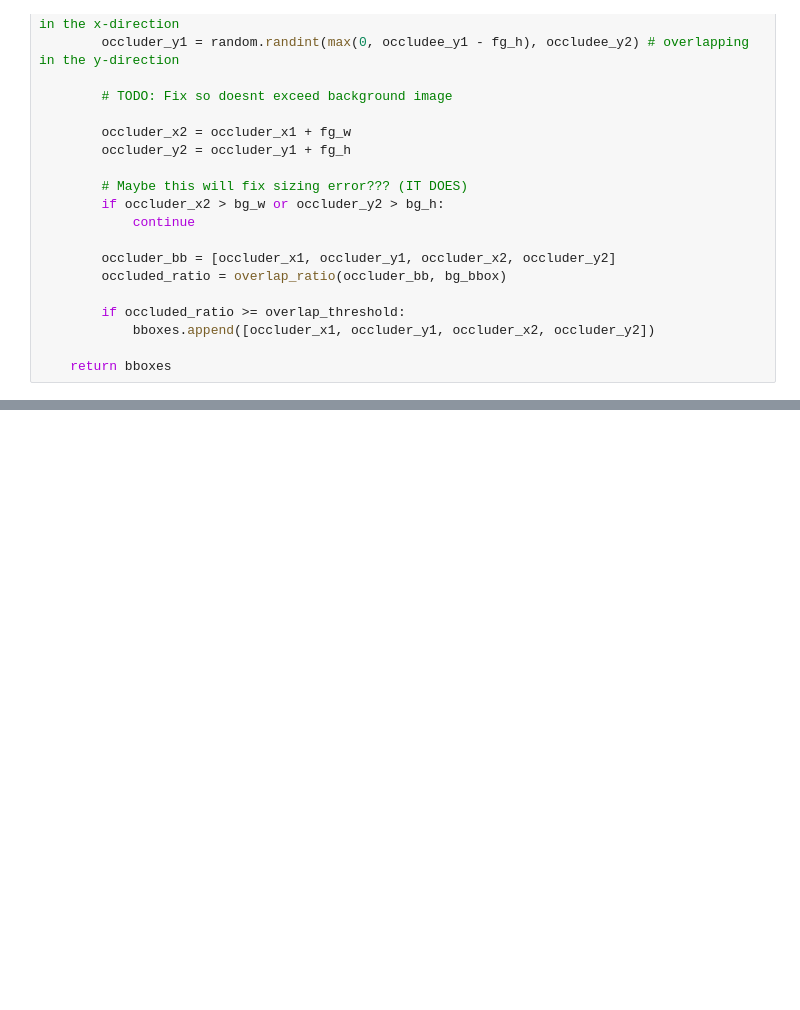
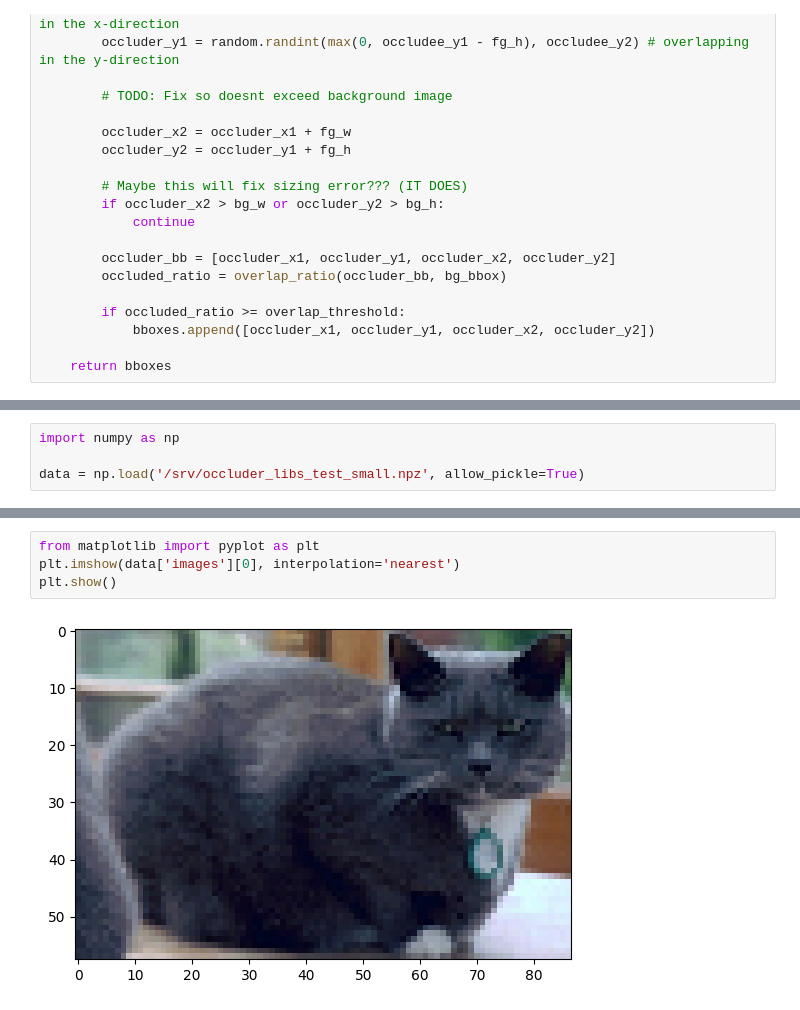
Before and after one commit to Lradovan/CSE290D-Project, a Jupyter notebook: fopa.ipynb, the cells around one changed output, grey strips where cells are left out. Saved outputs shown, nothing was run; the diff lists cells and outputs as text; blank space fills up the shorter version.

```diff
--- a/fopa.ipynb
+++ b/fopa.ipynb
@@ -246,0 +213,4 @@ RuntimeError: CUDA out of memory. Tried to allocate 2.00 GiB (GPU 0; 21.95 GiB t
+# %%
+import numpy as np
+
+data = np.load('/srv/occluder_libs_test_small.npz', allow_pickle=True)
@@ -246,0 +231,6 @@ RuntimeError: CUDA out of memory. Tried to allocate 2.00 GiB (GPU 0; 21.95 GiB t
+# %%
+from matplotlib import pyplot as plt
+plt.imshow(data['images'][0], interpolation='nearest')
+plt.show()
+# %% [output]
+[figure, added]
```
Also changed, not shown: parts of 10 cells of this notebook.
